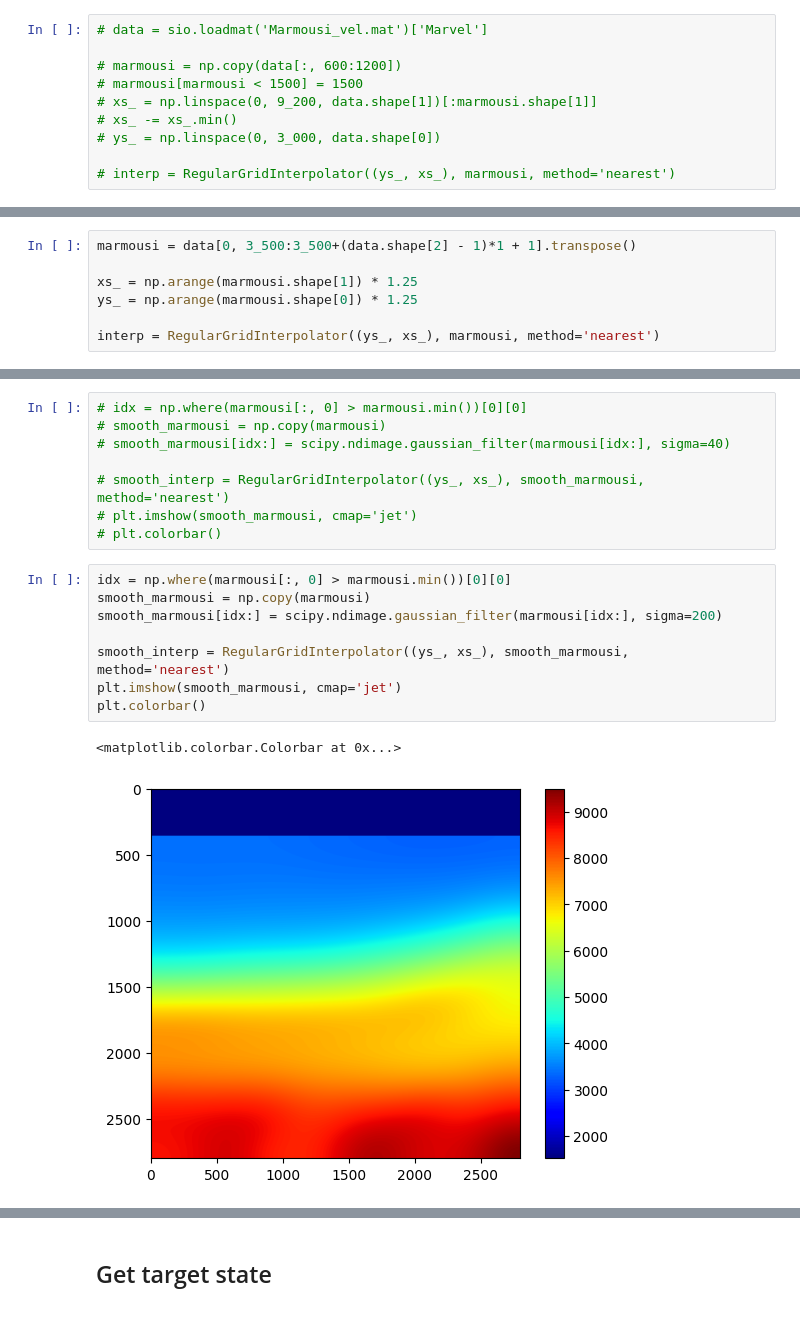
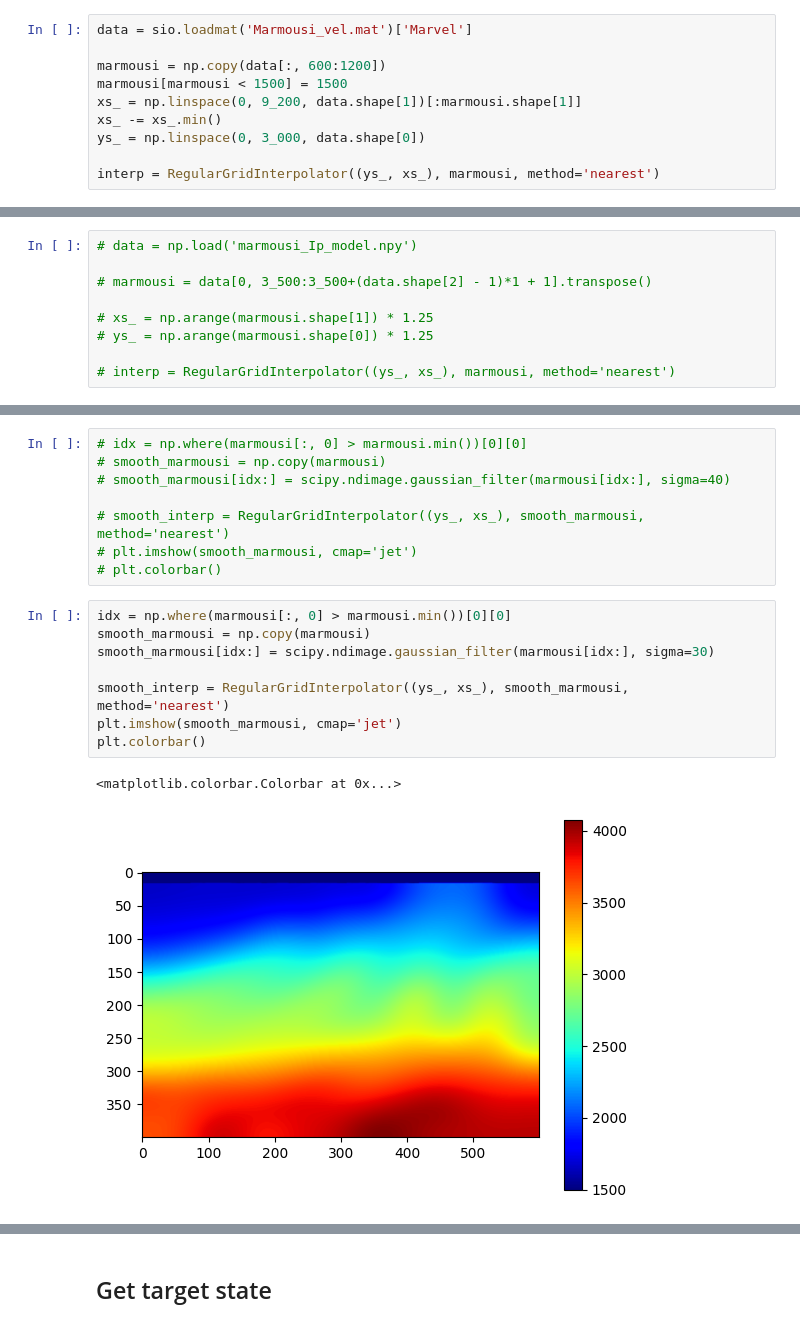
Before and after one commit to kieranricardo/ader-dg-transport, a Jupyter notebook: notebooks/dg_adjoint-receivers.ipynb, the cells around one changed output, grey strips where cells are left out. Drawn from its saved outputs; the diff is of its cells as text.

```diff
--- a/notebooks/dg_adjoint-receivers.ipynb
+++ b/notebooks/dg_adjoint-receivers.ipynb
@@ -15,13 +15,13 @@ import os
 os.environ["OMP_NUM_THREADS"] = "1"
 import scipy.io as sio
 # %%
-# data = sio.loadmat('Marmousi_vel.mat')['Marvel']
+data = sio.loadmat('Marmousi_vel.mat')['Marvel']
 
-# marmousi = np.copy(data[:, 600:1200])
-# marmousi[marmousi < 1500] = 1500
-# xs_ = np.linspace(0, 9_200, data.shape[1])[:marmousi.shape[1]]
-# xs_ -= xs_.min()
-# ys_ = np.linspace(0, 3_000, data.shape[0])
+marmousi = np.copy(data[:, 600:1200])
+marmousi[marmousi < 1500] = 1500
+xs_ = np.linspace(0, 9_200, data.shape[1])[:marmousi.shape[1]]
+xs_ -= xs_.min()
+ys_ = np.linspace(0, 3_000, data.shape[0])
 
-# interp = RegularGridInterpolator((ys_, xs_), marmousi, method='nearest')
+interp = RegularGridInterpolator((ys_, xs_), marmousi, method='nearest')
 # %%
@@ -29,10 +31,12 @@ data = np.load('marmousi_Ip_model.npy')
 # %%
-marmousi = data[0, 3_500:3_500+(data.shape[2] - 1)*1 + 1].transpose()
+# data = np.load('marmousi_Ip_model.npy')
 
-xs_ = np.arange(marmousi.shape[1]) * 1.25
-ys_ = np.arange(marmousi.shape[0]) * 1.25
+# marmousi = data[0, 3_500:3_500+(data.shape[2] - 1)*1 + 1].transpose()
 
-interp = RegularGridInterpolator((ys_, xs_), marmousi, method='nearest')
+# xs_ = np.arange(marmousi.shape[1]) * 1.25
+# ys_ = np.arange(marmousi.shape[0]) * 1.25
+
+# interp = RegularGridInterpolator((ys_, xs_), marmousi, method='nearest')
 # %%
 plt.imshow(marmousi, cmap='jet')
 plt.colorbar()
@@ -58,11 +65,11 @@ plt.colorbar()
 # %%
 idx = np.where(marmousi[:, 0] > marmousi.min())[0][0]
 smooth_marmousi = np.copy(marmousi)
-smooth_marmousi[idx:] = scipy.ndimage.gaussian_filter(marmousi[idx:], sigma=200)
+smooth_marmousi[idx:] = scipy.ndimage.gaussian_filter(marmousi[idx:], sigma=30)
 
 smooth_interp = RegularGridInterpolator((ys_, xs_), smooth_marmousi, method='nearest')
 plt.imshow(smooth_marmousi, cmap='jet')
 plt.colorbar()
 # %% [output]
 <matplotlib.colorbar.Colorbar at 0x...>
-[figure, old version]
+[figure, new version]
```
Also changed, not shown: parts of 22 cells of this notebook, 3 other files.
